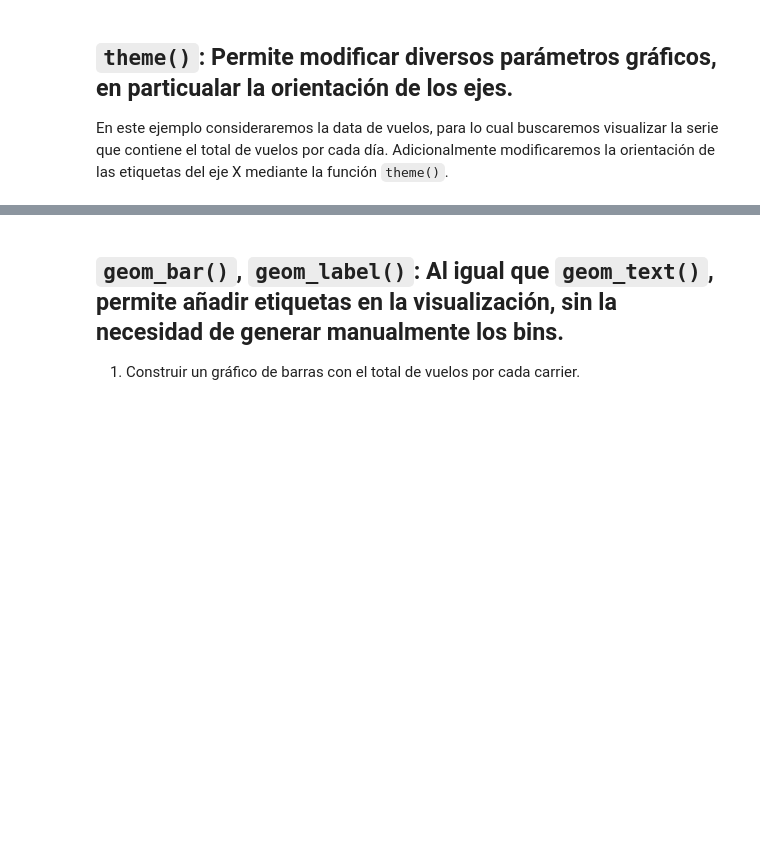
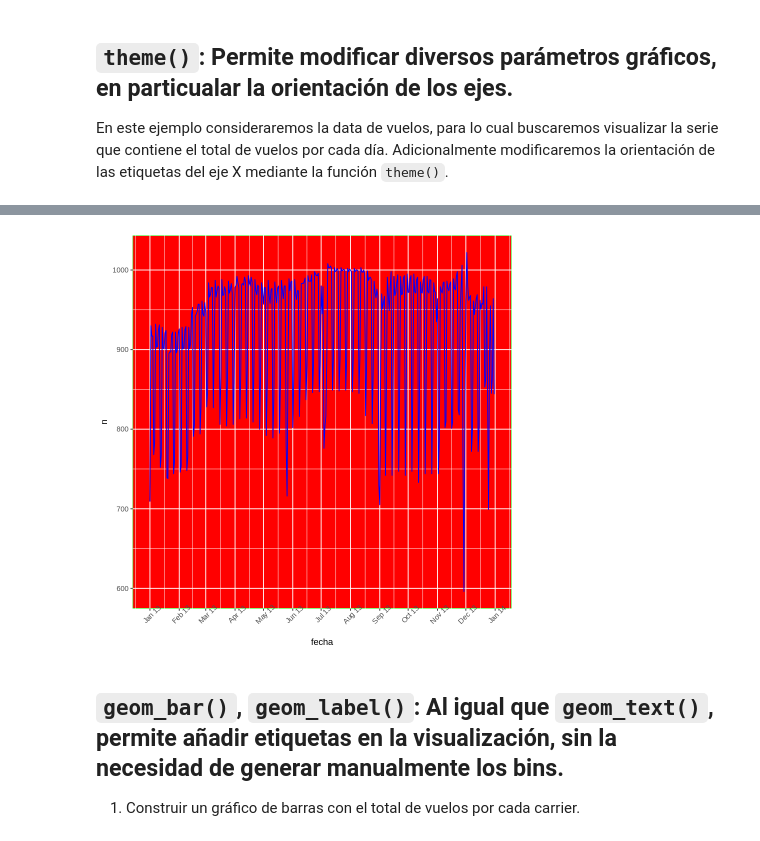
Before and after one commit to majorquev/DBDC_202507_Programacion_en_R_para_ciencia_de_datos, a Jupyter notebook: Clases/Clase5/00_Ejemplos_adicionales_ggplot2.ipynb, the cells around one changed output, grey strips where cells are left out. Cells and saved outputs as stored; diff of their text form; code cells hidden in the pictures; blank space fills up the shorter version.

```diff
--- a/Clases/Clase5/00_Ejemplos_adicionales_ggplot2.ipynb
+++ b/Clases/Clase5/00_Ejemplos_adicionales_ggplot2.ipynb
@@ -52,0 +122,4 @@ data(flights)
+# %%
+resumen <- flights %>%
+  mutate(fecha = as.Date(time_hour)) %>%
+  count(fecha)
@@ -53,3 +138,15 @@ data(flights)
+# %%
+resumen %>%
+  filter(fecha <= "2013-12-31") %>%
+  ggplot() +
+  aes(x = fecha, y = n )+
+  geom_line(col = "blue") +
+  theme(panel.background = element_rect(fill = "red", color = "green") ,
+        axis.text.x = element_text(angle = 45)) +
+  scale_x_date(date_breaks = "1 month", date_labels = "%b %y")
+# La función element_text() permite modificar orientación, y ajste vertical y hoizontal
+# %% [output]
+[figure, added]
 # %% [markdown]
 ## `geom_bar()`, `geom_label()`: Al igual que `geom_text()`, permite añadir etiquetas en la visualización, sin la necesidad de generar manualmente los bins.
 
```
Also changed, not shown: parts of 23 cells of this notebook.
